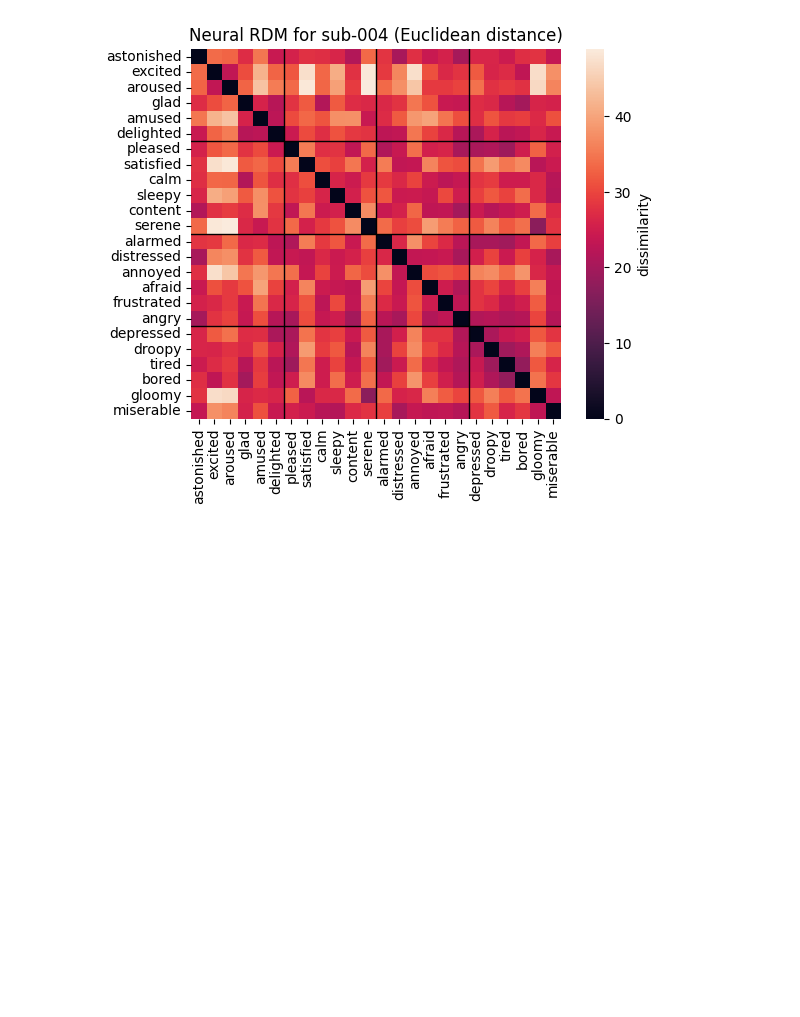
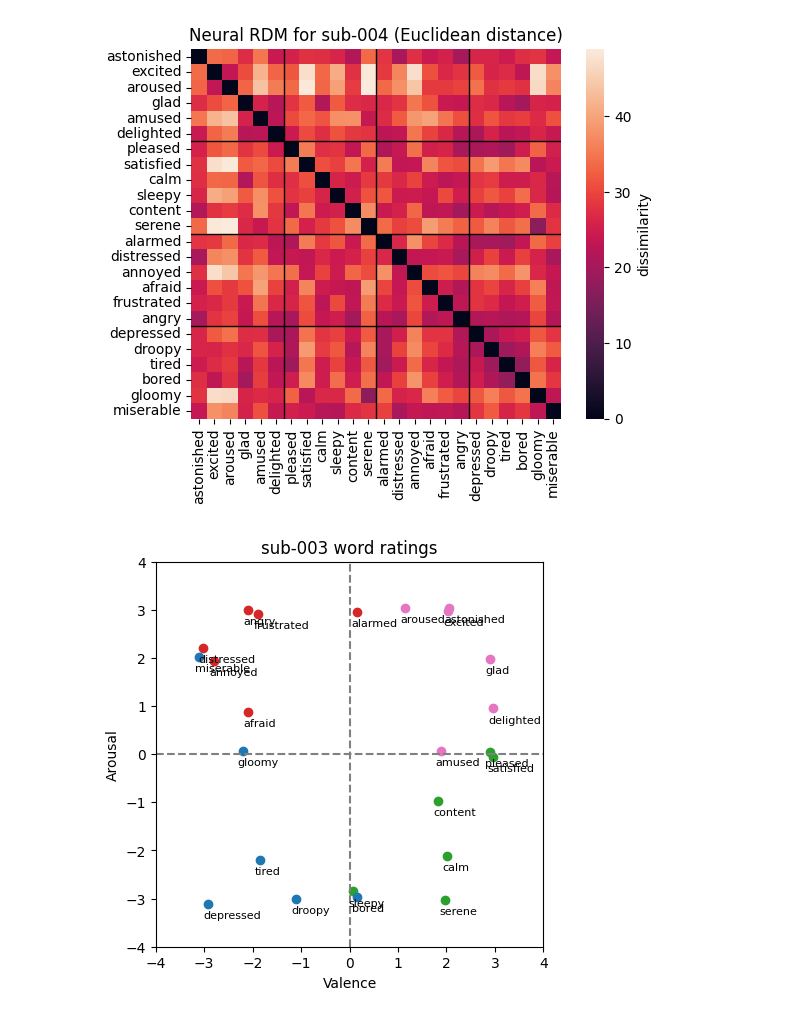
Before and after one commit to cg6845/neu502b_preprocess, a Jupyter notebook: rsa_analysis.ipynb, the cells around one changed output. Cells and saved outputs as stored; diff of their text form; code cells hidden in the pictures; blank space fills up the shorter version.

Commit message:
re-generated behavioral results with code now in rsa_analysis

```diff
--- a/rsa_analysis.ipynb
+++ b/rsa_analysis.ipynb
@@ -15,7 +15,7 @@ import matplotlib.pyplot as plt
 ## Set variables
 
 # TO CHANGE EVERY TIME
-sub_uid = 'sub-004'
+sub_uid = 'sub-003'
 
 # toggle whether to look at all subregions of the fROI or just the overall languege network
 # rois = {1:'LH_IFGorb', 2:'LH_IFG', 3:'LH_MFG', 4:'LH_AntTemp', 5:'LH_PostTemp', 6:'LH_AnG', 7:'RH_IFGorb', 8:'RH_IFG', 9:'RH_MFG', 10:'RH_AntTemp', 11:'RH_PostTemp', 12:'RH_AnG', 13: 'ALL'}
@@ -35,7 +35,7 @@ path_to_design_matrices = f'{path_to_parent_directory}/emotion_word_glmsingle/de
 path_to_emotion_word_results = f'{path_to_parent_directory}/emotion_word_glmsingle/output_betas/{sub_uid}/average_item_betas'
 
 path_to_behavioral_data = f'{path_to_parent_directory}/behavioral_task'
-behavioral_data_filename = 'behavioral_data.csv'
+behavioral_data_filename = 'behavior_data.csv'
 
 path_to_export_figs = f'{path_to_parent_directory}/output_figures'
 # %%
@@ -179,3 +180,42 @@ for roi_label, emotion_word_betas_list in emotion_word_betas_lists.items():
 # %% [output]
 [figure]
 [figure]
+# %%
+## create behavioral figures
+
+# import behavioral ratings for the subject
+behavioral_data_all = pd.read_csv(join(path_to_behavioral_data, behavioral_data_filename))
+behavioral_data_sub = behavioral_data_all[behavioral_data_all['subid'] == sub_uid]
+# print(behavioral_data_sub)
+
+# for categories in order: 1, 2, 3, 4
+emotion_category_colors = ['tab:pink', 'tab:red','tab:blue','tab:green']
+
+jitter_value = 0.1
+
+# plot behavioral data
+fig, ax = plt.subplots(figsize=(5, 5))
+for row in behavioral_data_sub.itertuples():
+      valence_rating = row.valence_rating
+      arousal_rating = row.arousal_rating
+      word_label = row.word
+      category_num = row.category_num
+      category_color = emotion_category_colors[category_num - 1]
+
+      jittered_valence = valence_rating + np.random.normal(loc = 0, scale = jitter_value)
+      jittered_arousal = arousal_rating + np.random.normal(loc = 0, scale = jitter_value)
+
+      ax.scatter(jittered_valence, jittered_arousal, c = category_color)
+      ax.text(jittered_valence - 0.1, jittered_arousal - 0.3, word_label, fontsize = 8)
+ax.axhline(0, color='gray', linestyle='--')
+ax.axvline(0, color='gray', linestyle='--')
+ax.set_xlim(-4, 4)
+ax.set_ylim(-4, 4)
+ax.set_xlabel('Valence')
+ax.set_ylabel('Arousal')
+ax.set_title(f'{sub_uid} word ratings')
+plt.savefig(f'{path_to_export_figs}/behavioral_ratings/{sub_uid}_behavioral_ratings.png',
+                bbox_inches='tight')
+plt.show()
+# %% [output]
+[figure, added]
```
Also changed, not shown: parts of 3 cells of this notebook, 8 other files.
